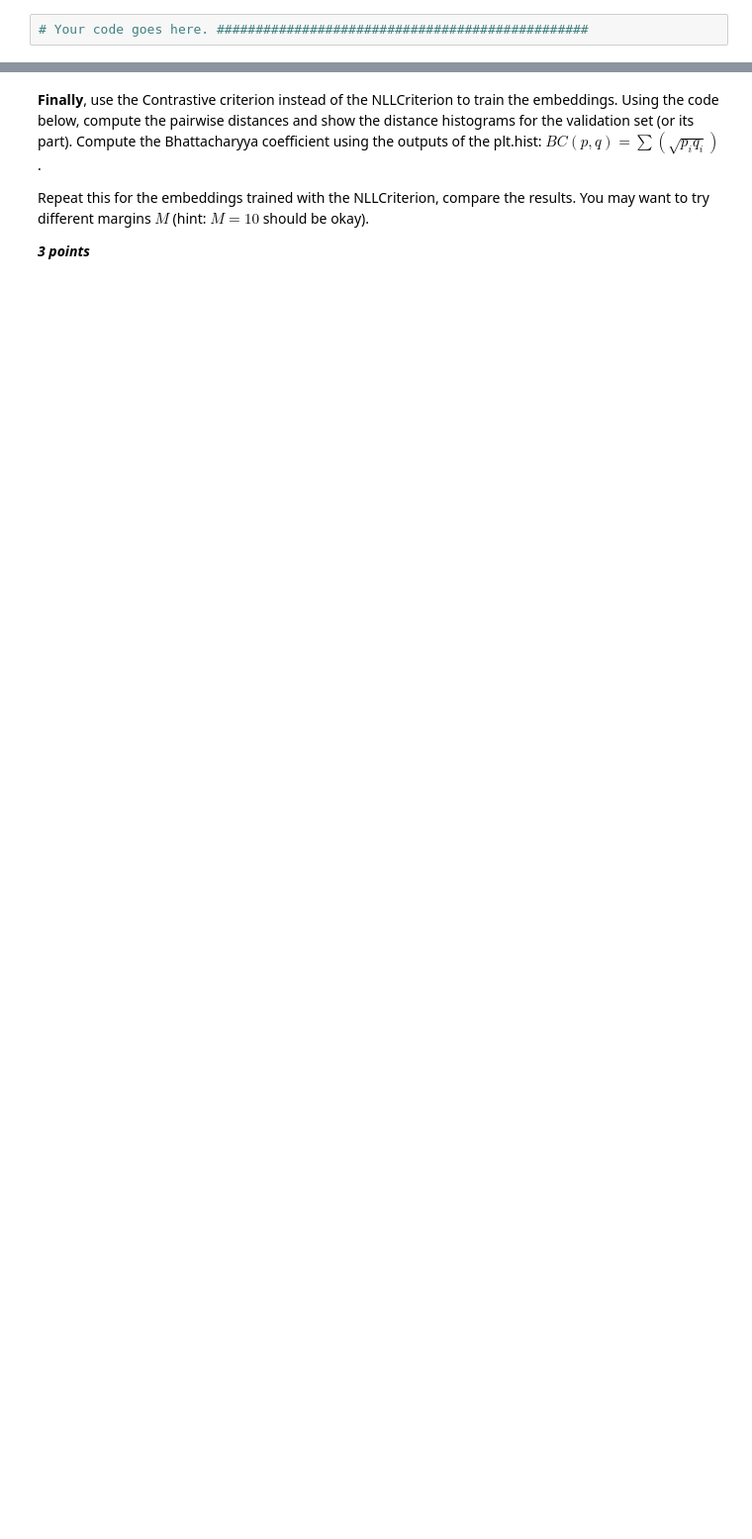
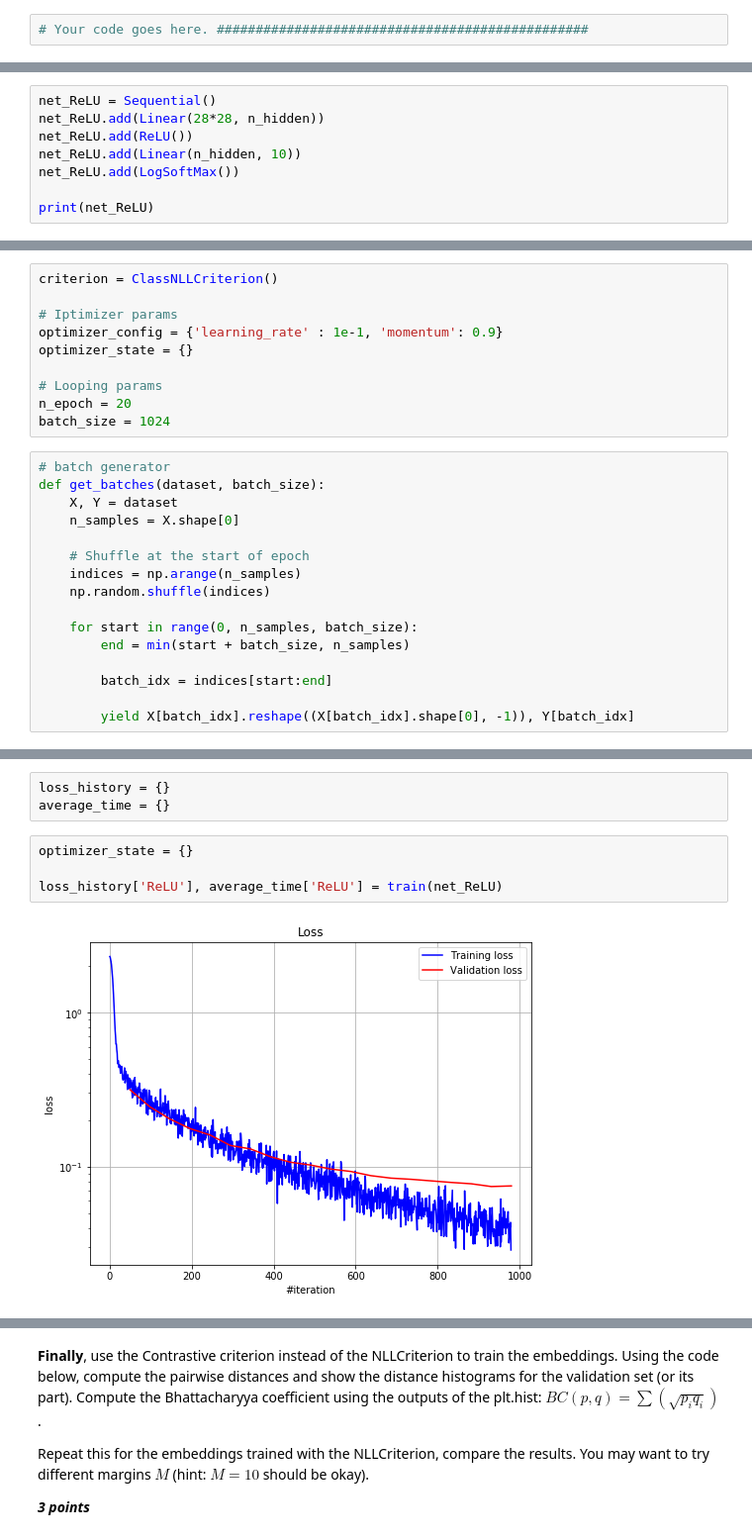
Before and after one commit to liviniuk/dl-course-skoltech, a Jupyter notebook: HW1/homework_main-basic.ipynb, the cells around one changed output, grey strips where cells are left out. Shown: that part at 99% size. Cells and saved outputs as stored; diff of their text form; blank space fills up the shorter version.

```diff
--- a/HW1/homework_main-basic.ipynb
+++ b/HW1/homework_main-basic.ipynb
@@ -165,0 +192,8 @@ You would better pick the best optimizer params for each of them, but it is over
+# %%
+net_ReLU = Sequential()
+net_ReLU.add(Linear(28*28, n_hidden))
+net_ReLU.add(ReLU())
+net_ReLU.add(Linear(n_hidden, 10))
+net_ReLU.add(LogSoftMax())
+
+print(net_ReLU)
@@ -165,0 +244,26 @@ You would better pick the best optimizer params for each of them, but it is over
+# %%
+criterion = ClassNLLCriterion()
+
+# Iptimizer params
+optimizer_config = {'learning_rate' : 1e-1, 'momentum': 0.9}
+optimizer_state = {}
+
+# Looping params
+n_epoch = 20
+batch_size = 1024
+# %%
+# batch generator
+def get_batches(dataset, batch_size):
+    X, Y = dataset
+    n_samples = X.shape[0]
+
+    # Shuffle at the start of epoch
+    indices = np.arange(n_samples)
+    np.random.shuffle(indices)
+
+    for start in range(0, n_samples, batch_size):
+        end = min(start + batch_size, n_samples)
+
+        batch_idx = indices[start:end]
+
+        yield X[batch_idx].reshape((X[batch_idx].shape[0], -1)), Y[batch_idx]
@@ -165,0 +345,9 @@ You would better pick the best optimizer params for each of them, but it is over
+# %%
+loss_history = {}
+average_time = {}
+# %%
+optimizer_state = {}
+
+loss_history['ReLU'], average_time['ReLU'] = train(net_ReLU)
+# %% [output]
+[figure, added]
```
Also changed, not shown: parts of 48 cells of this notebook.
